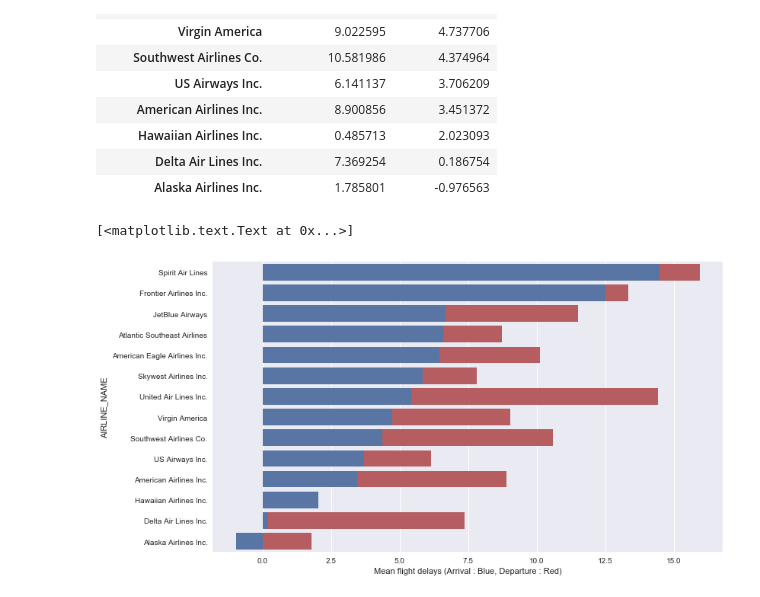
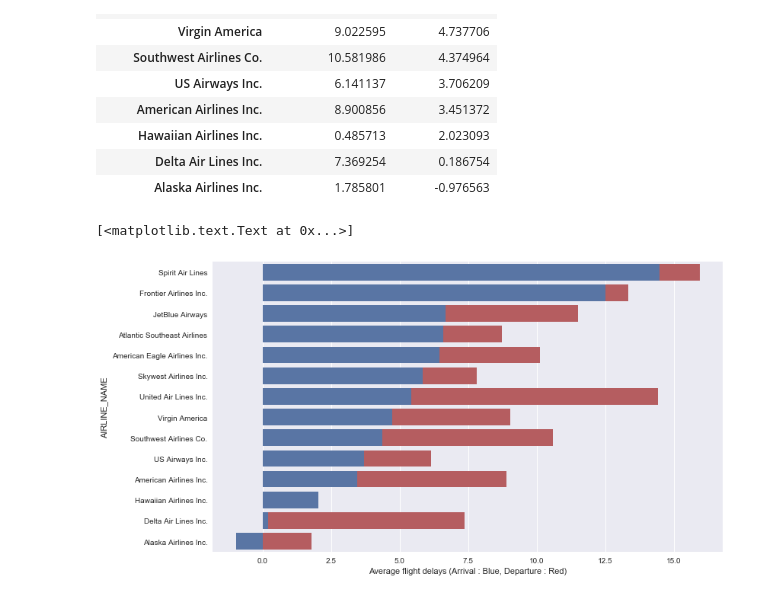
Before and after one commit to jts550/Flight-Delays-DSGA-1007, a Jupyter notebook: Flight_Data.ipynb, the cells around one changed output. Cells and saved outputs as stored; diff of their text form; code cells hidden in the pictures.

```diff
--- a/Flight_Data.ipynb
+++ b/Flight_Data.ipynb
@@ -83,18 +101,18 @@ df_delay
 | Delta Air Lines Inc. | 7.369254 | 0.186754 |
 | Alaska Airlines Inc. | 1.785801 | -0.976563 |
 # %%
-#MEAN ARRIVAL/DEPATURE DELAY BY AIRLINE GRAPH
+#AVERAGE ARRIVAL/DEPATURE DELAY BY AIRLINE GRAPH
 
 df_delay.sort_values(['ARRIVAL_DELAY','DEPARTURE_DELAY'],ascending=False,inplace=True)
 plt.figure(figsize=(12,7))
 sns.set_color_codes("deep")
 sns.set_context(font_scale=2.5)
 plot = sns.barplot(x='DEPARTURE_DELAY',y=df_delay.index,data = df_delay,color = 'r')
 plot = sns.barplot(x='ARRIVAL_DELAY',y=df_delay.index,data = df_delay,color = 'b')
-plot.set(xlabel='Mean flight delays (Arrival : Blue, Departure : Red)')
+plot.set(xlabel='Average flight delays (Arrival : Blue, Departure : Red)')
 # %% [output]
 [<matplotlib.text.Text at 0x...>]
-[figure, old version]
+[figure, new version]
 # %%
 #DELAY REASONS
 
```
Also changed, not shown: parts of 8 cells of this notebook.
